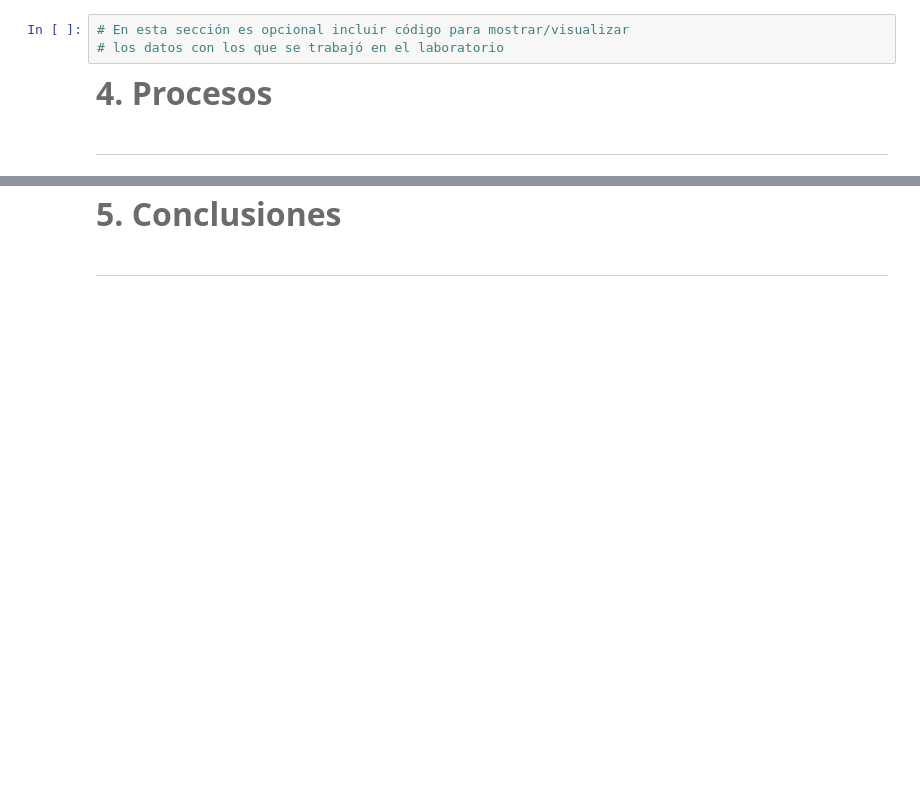
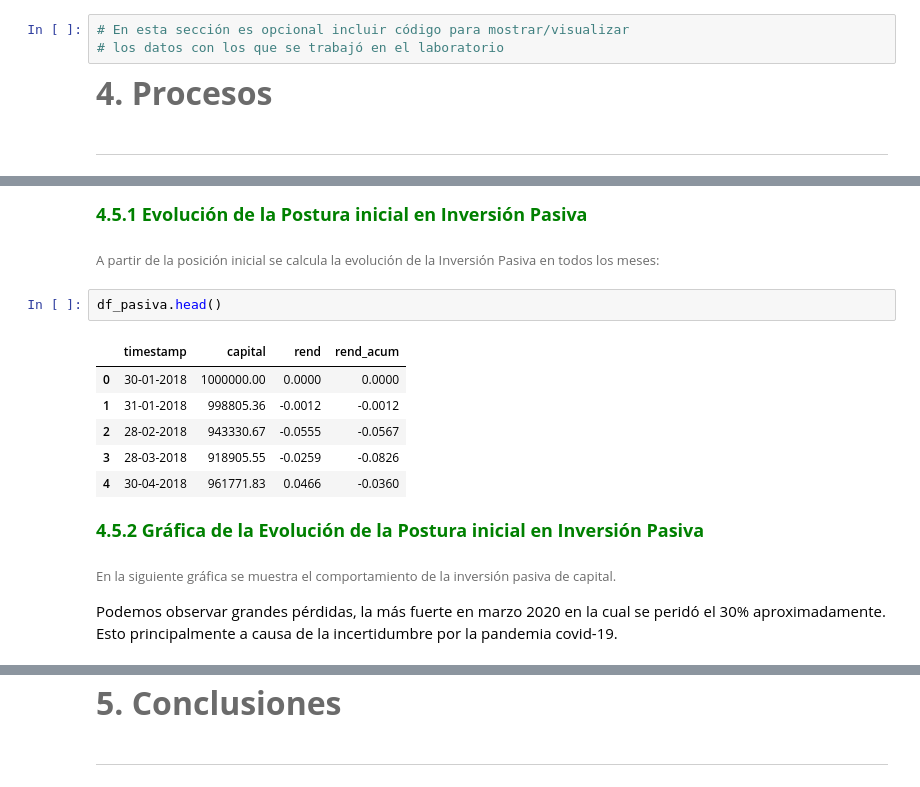
Before and after one commit to lizette98/myst_if708857_lab1, a Jupyter notebook: notebook.ipynb, the cells around one changed output, grey strips where cells are left out. Cells and saved outputs as stored; diff of their text form; blank space fills up the shorter version.

```diff
--- a/notebook.ipynb
+++ b/notebook.ipynb
@@ -76,0 +125,19 @@ print(dates['t_fechas'][0:4])
+# %% [markdown]
+<font color= green> <font size = 4> **4.5.1 Evolución de la Postura inicial en Inversión Pasiva** </font>
+# %% [markdown]
+<font color= #6B6B6B> <font size = 2>A partir de la posición inicial se calcula la evolución de la Inversión Pasiva en todos los meses:</font>
+# %%
+df_pasiva.head()
+# %% [output]
+|  | timestamp | capital | rend | rend_acum |
+| 0 | 30-01-2018 | 1000000.00 | 0.0000 | 0.0000 |
+| 1 | 31-01-2018 | 998805.36 | -0.0012 | -0.0012 |
+| 2 | 28-02-2018 | 943330.67 | -0.0555 | -0.0567 |
+| 3 | 28-03-2018 | 918905.55 | -0.0259 | -0.0826 |
+| 4 | 30-04-2018 | 961771.83 | 0.0466 | -0.0360 |
+# %% [markdown]
+<font color= green> <font size = 4> **4.5.2 Gráfica de la Evolución de la Postura inicial en Inversión Pasiva** </font>
+# %% [markdown]
+<font color= #6B6B6B> <font size = 2>En la siguiente gráfica se muestra el comportamiento de la inversión pasiva de capital.
+
+Podemos observar grandes pérdidas, la más fuerte en marzo 2020 en la cual se peridó el 30% aproximadamente. Esto principalmente a causa de la incertidumbre por la pandemia covid-19.</font>
```
Also changed, not shown: parts of 20 cells of this notebook, 5 other files.
